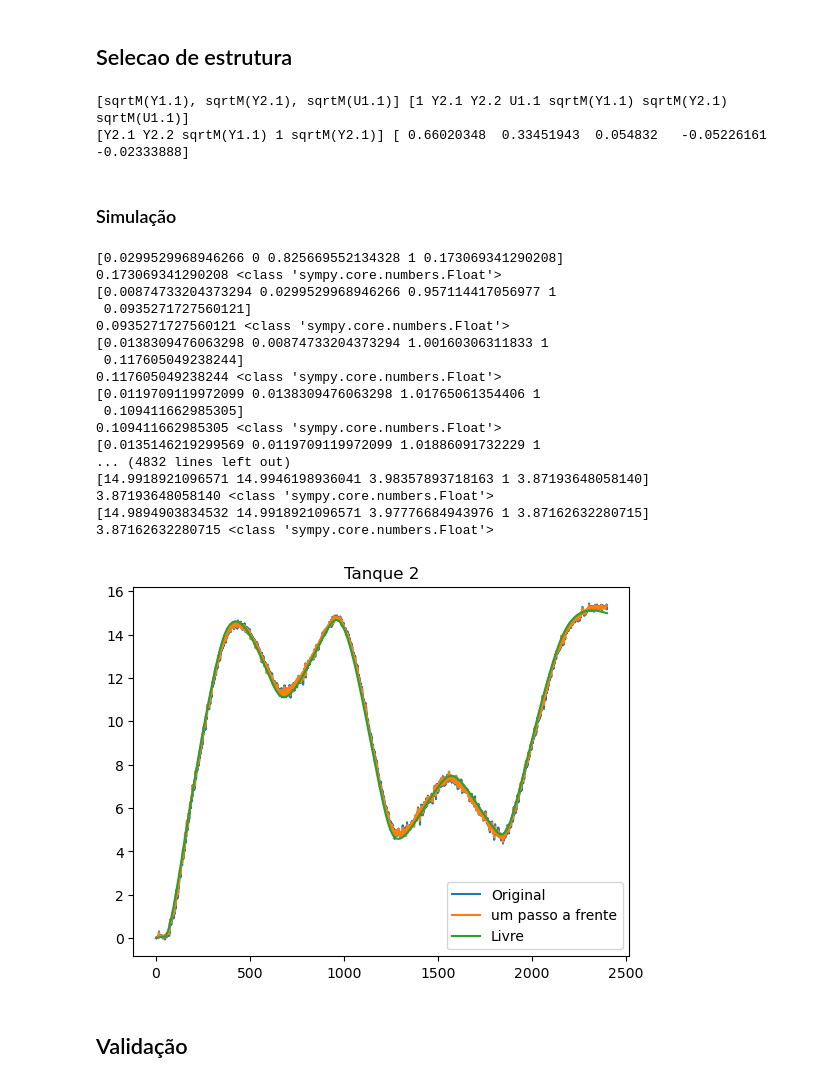
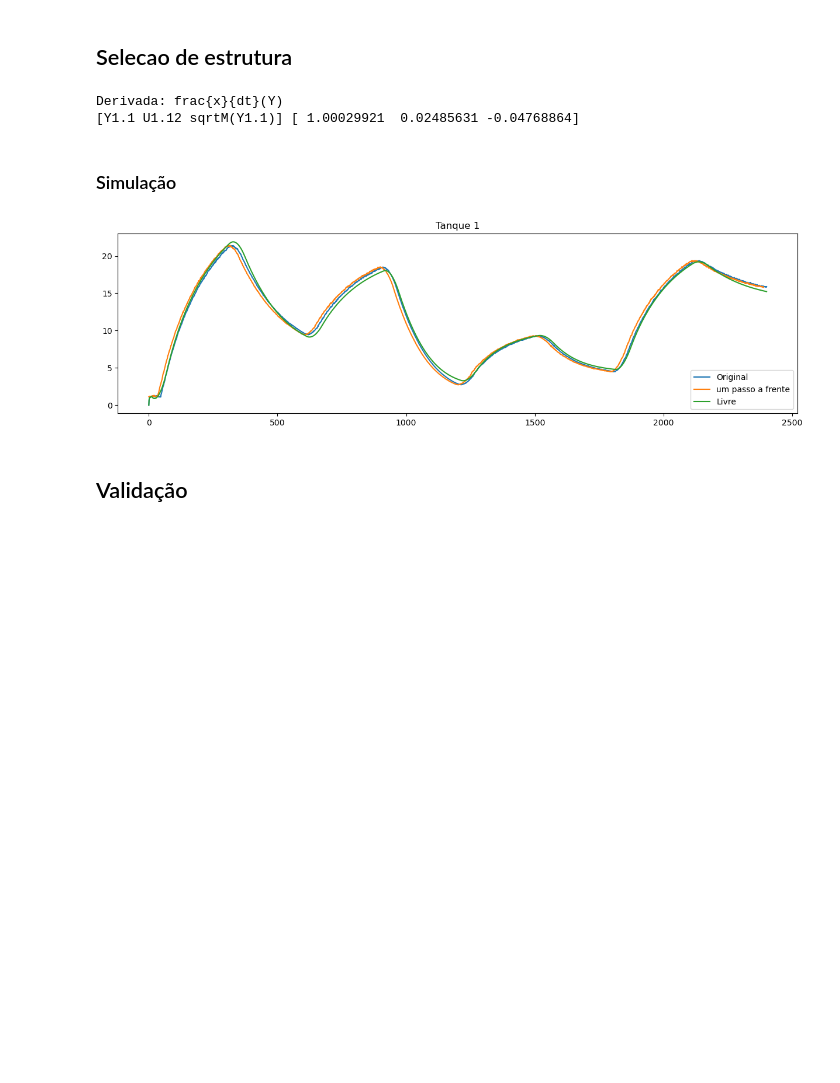
Before and after one commit to JonhLucas/NARX_MISO, a Jupyter notebook: coupleTanks.ipynb, the cells around one changed output. Drawn from its saved outputs; the diff is of its cells as text; code cells hidden in the pictures; blank space fills up the shorter version.

```diff
--- a/coupleTanks.ipynb
+++ b/coupleTanks.ipynb
@@ -16,16 +16,9 @@ y = np.array(dataTank[['tank1', 'tank2']].T)
 # %% [markdown]
 ## Selecao de estrutura
 # %%
-'''Na = [4]#[12]
-Nb = [0,2]#[2, 2]
-level = 1
-fn = [0,0,0,0,0]
-root=True
-d = 0'''
-
-output = 1
+output = 0
 params = []
-params.append({'nb':[2,2],'na':[12], 'level':1, 'nonlinear':[0,0,0,0,0], 'root':True, 'delay':8})
+params.append({'nb':[2,2],'na':[12], 'level':1, 'nonlinear':[0,0,0,0,0], 'root':True, 'delay':8, 'diff':True})
 params.append({'nb':[0,2],'na':[1], 'level':1, 'nonlinear':[0,0,0,0,0], 'root':True, 'delay':0})
 
 sselector = structureSelector()
@@ -36,10 +29,10 @@ vCandidatos = sselector.matrix_candidate(u, y, **params[output])
 #print(vCandidatos.shape)
 
 pad = max(max(params[output]['nb']), max(params[output]['na']))
-psi, selected  = sselector.semp(vCandidatos.T, y[output, pad:], 5, 0.00001)
+psi, selected  = sselector.semp(vCandidatos.T, y[output, pad:], 3, 0.00001)
 theta = LSM(y[output, pad:], psi)
 model = ss[selected]
 print(model, theta)
 # %% [output]
-[sqrtM(Y1.1), sqrtM(Y2.1), sqrtM(U1.1)] [1 Y2.1 Y2.2 U1.1 sqrtM(Y1.1) sqrtM(Y2.1) sqrtM(U1.1)]
-[Y2.1 Y2.2 sqrtM(Y1.1) 1 sqrtM(Y2.1)] [ 0.66020348  0.33451943  0.054832   -0.05226161 -0.02333888]
+Derivada: frac{x}{dt}(Y)
+[Y1.1 U1.12 sqrtM(Y1.1)] [ 1.00029921  0.02485631 -0.04768864]
@@ -56,31 +41,15 @@ class versin(Function):
 # %%
 slivre = sselector.predict(u, y, theta, ss[selected], params[output]['nb'], params[output]['na'], output)
 
+plt.figure(figsize=(15,4))
 plt.title("Tanque " + str(output+1))
 plt.plot(y[output].T, label='Original')
 plt.plot(psi @ theta, label='um passo a frente')
 plt.plot(slivre, label='Livre')
 plt.legend()
 plt.show()
 # %% [output]
-[0.0299529968946266 0 0.825669552134328 1 0.173069341290208]
-0.173069341290208 <class 'sympy.core.numbers.Float'>
-[0.00874733204373294 0.0299529968946266 0.957114417056977 1
- 0.0935271727560121]
-0.0935271727560121 <class 'sympy.core.numbers.Float'>
-[0.0138309476063298 0.00874733204373294 1.00160306311833 1
- 0.117605049238244]
-0.117605049238244 <class 'sympy.core.numbers.Float'>
-[0.0119709119972099 0.0138309476063298 1.01765061354406 1
- 0.109411662985305]
-0.109411662985305 <class 'sympy.core.numbers.Float'>
-[0.0135146219299569 0.0119709119972099 1.01886091732229 1
-... (4832 lines left out)
-[14.9918921096571 14.9946198936041 3.98357893718163 1 3.87193648058140]
-3.87193648058140 <class 'sympy.core.numbers.Float'>
-[14.9894903834532 14.9918921096571 3.97776684943976 1 3.87162632280715]
-3.87162632280715 <class 'sympy.core.numbers.Float'>
-[figure, old version]
+[figure, new version]
 # %% [markdown]
 ## Validação
 # %%
```
Also changed, not shown: parts of 7 cells of this notebook, 3 other files.
